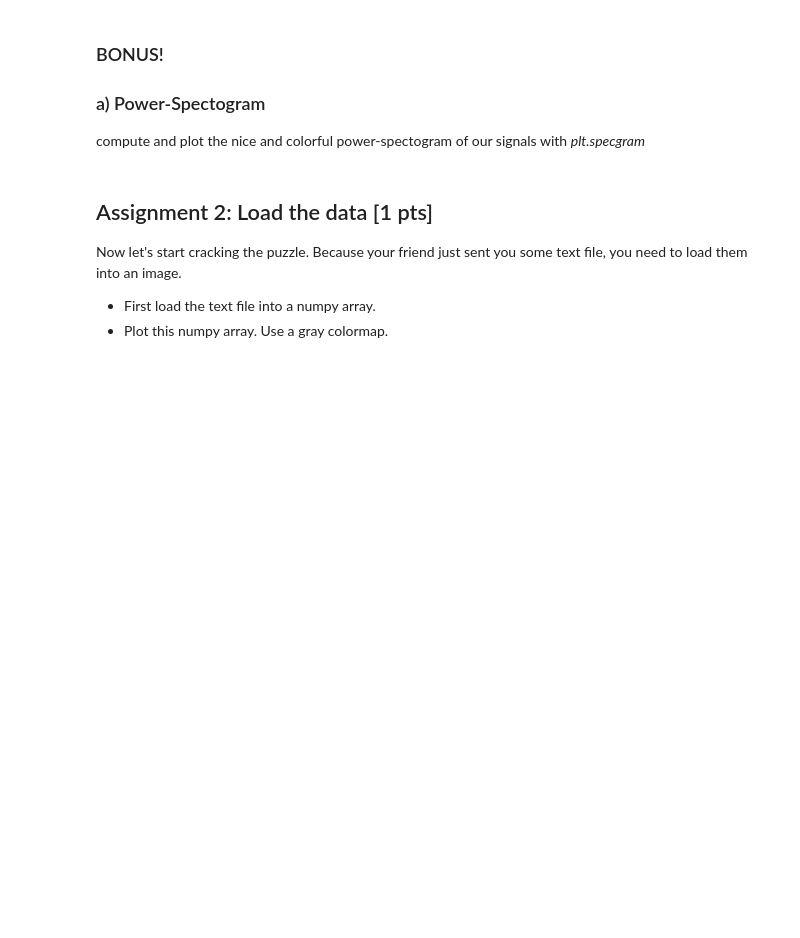
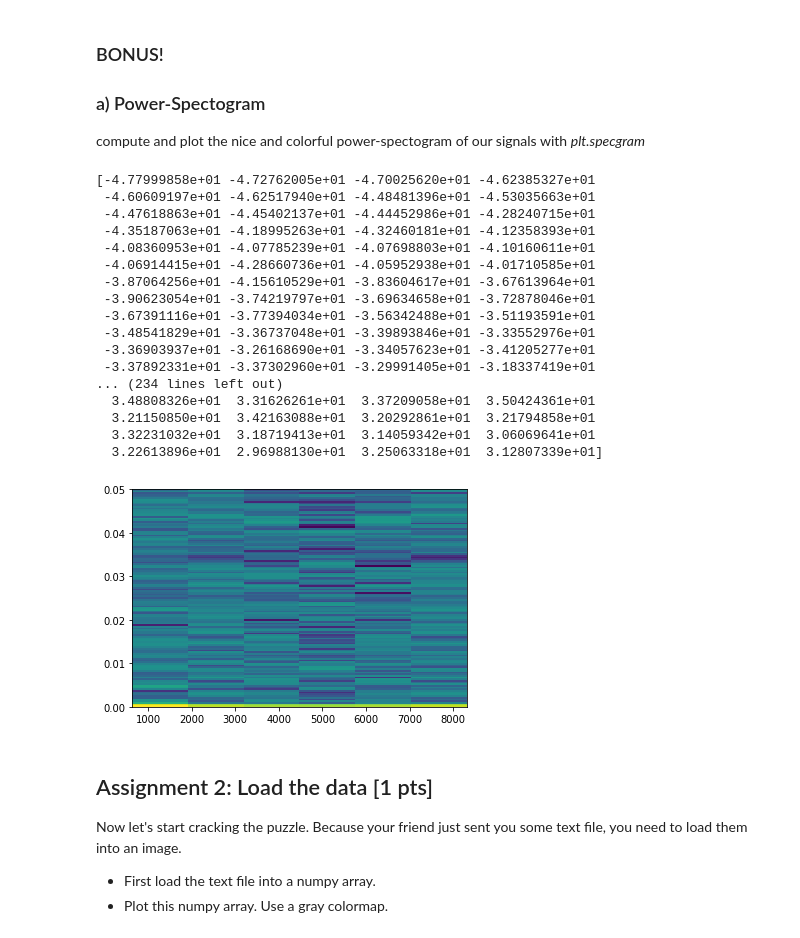
Before and after one commit to NBP-ACC/week-9-acc_6, a Jupyter notebook: sheet07.ipynb, the cells around one changed output. Cells and saved outputs as stored; diff of their text form; code cells hidden in the pictures; blank space fills up the shorter version.

```diff
--- a/sheet07.ipynb
+++ b/sheet07.ipynb
@@ -86,3 +85,31 @@ plt.specgram(signals)
+# %%
+print(signals[0])
+
+fig, axes = plt.subplots(nrows=len(signals))
+for signal, counter in enumerate(signals):
+    FFT = np.fft.fft(signal)
+    FFT = np.abs(FFT)
+    axes[counter].specgram(FFT, NFFT=None, Fs=00.1, noverlap=None)
+plt.show()
+# %% [output]
+[-4.77999858e+01 -4.72762005e+01 -4.70025620e+01 -4.62385327e+01
+ -4.60609197e+01 -4.62517940e+01 -4.48481396e+01 -4.53035663e+01
+ -4.47618863e+01 -4.45402137e+01 -4.44452986e+01 -4.28240715e+01
+ -4.35187063e+01 -4.18995263e+01 -4.32460181e+01 -4.12358393e+01
+ -4.08360953e+01 -4.07785239e+01 -4.07698803e+01 -4.10160611e+01
+ -4.06914415e+01 -4.28660736e+01 -4.05952938e+01 -4.01710585e+01
+ -3.87064256e+01 -4.15610529e+01 -3.83604617e+01 -3.67613964e+01
+ -3.90623054e+01 -3.74219797e+01 -3.69634658e+01 -3.72878046e+01
+ -3.67391116e+01 -3.77394034e+01 -3.56342488e+01 -3.51193591e+01
+ -3.48541829e+01 -3.36737048e+01 -3.39893846e+01 -3.33552976e+01
+ -3.36903937e+01 -3.26168690e+01 -3.34057623e+01 -3.41205277e+01
+ -3.37892331e+01 -3.37302960e+01 -3.29991405e+01 -3.18337419e+01
+... (234 lines left out)
+  3.48808326e+01  3.31626261e+01  3.37209058e+01  3.50424361e+01
+  3.21150850e+01  3.42163088e+01  3.20292861e+01  3.21794858e+01
+  3.32231032e+01  3.18719413e+01  3.14059342e+01  3.06069641e+01
+  3.22613896e+01  2.96988130e+01  3.25063318e+01  3.12807339e+01]
+[figure, added]
 # %% [markdown]
 ## Assignment 2: Load the data [1 pts]
 Now let's start cracking the puzzle. Because your friend just sent you some text file, you need to load them into an image.
```
Also changed, not shown: parts of 4 cells of this notebook.
